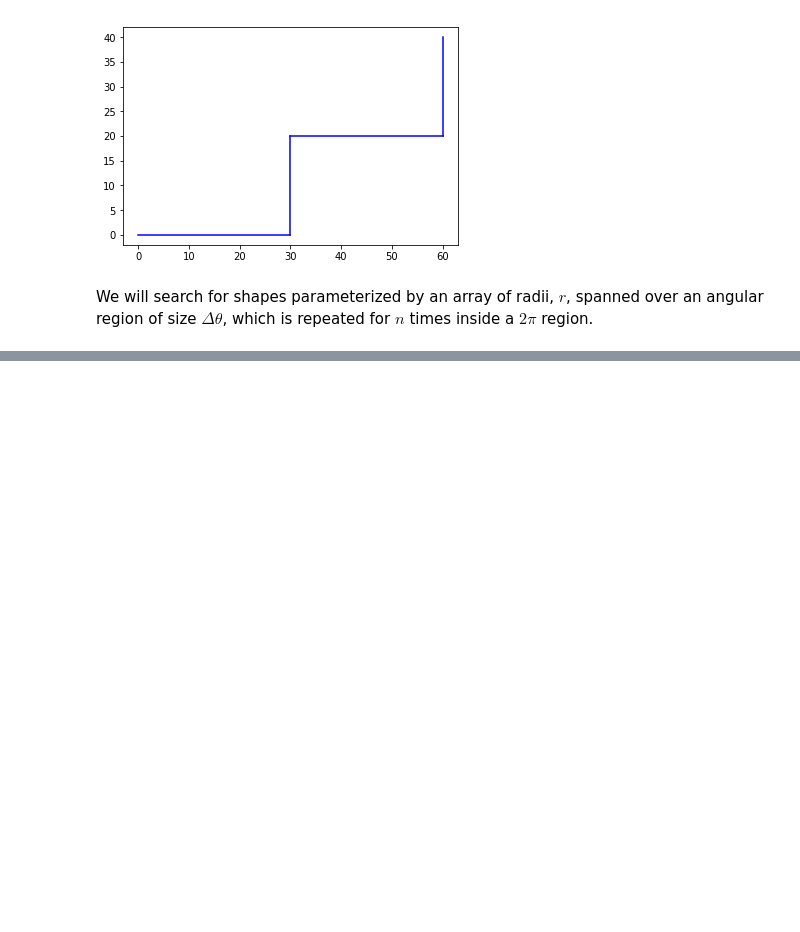
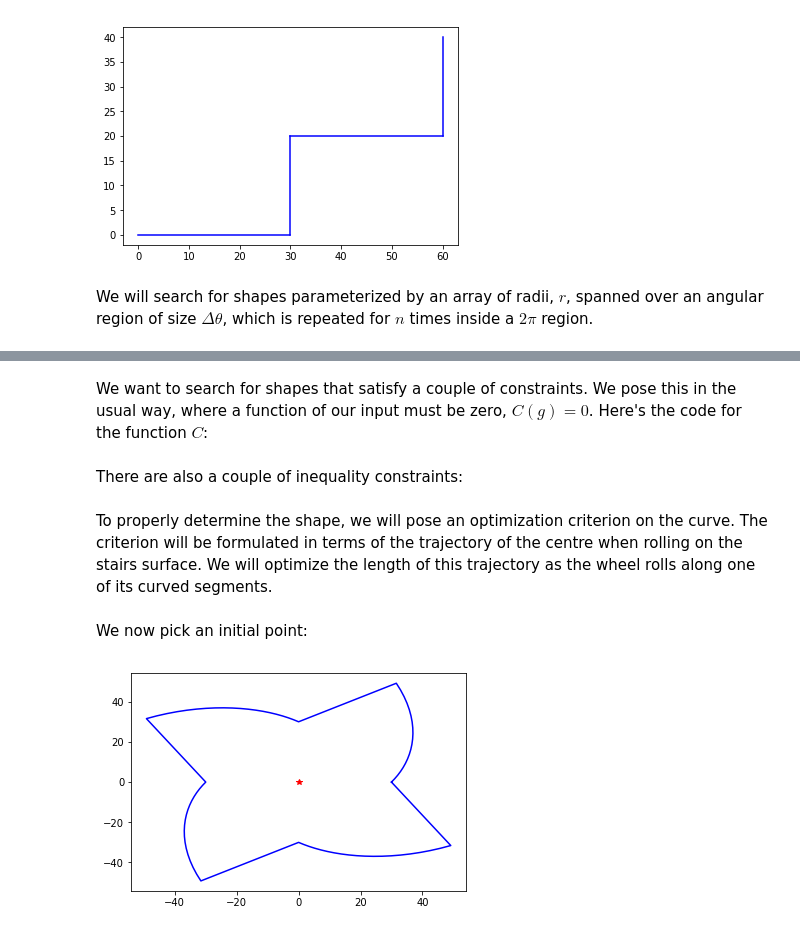
Before and after one commit to ianosd/stair_wheel, a Jupyter notebook: Stair climbing shape computation.ipynb, the cells around one changed output, grey strips where cells are left out. Cells and saved outputs as stored; diff of their text form; code cells hidden in the pictures; blank space fills up the shorter version.

```diff
--- a/Stair climbing shape computation.ipynb
+++ b/Stair climbing shape computation.ipynb
@@ -290,0 +138,4 @@ Angle0 -1.039035228250522
+# %% [markdown]
+We want to search for shapes that satisfy a couple of constraints.
+We pose this in the usual way, where a function of our input must be zero, $C(g) = 0$.
+Here's the code for the function $C$:
@@ -290,0 +164,2 @@ Angle0 -1.039035228250522
+# %% [markdown]
+There are also a couple of inequality constraints:
@@ -290,0 +180,4 @@ Angle0 -1.039035228250522
+# %% [markdown]
+To properly determine the shape, we will pose an optimization criterion on the curve.
+The criterion will be formulated in terms of the trajectory of the centre when rolling on the stairs surface.
+We will optimize the length of this trajectory as the wheel rolls along one of its curved segments.
@@ -290,0 +188,8 @@ Angle0 -1.039035228250522
+# %% [markdown]
+We now pick an initial point:
+# %%
+x0 = make_array_geometry(stair_width*np.exp(stair_height/stair_width * np.linspace(0, 1, 20)), 1)
+plot_wheel(x0)
+plt.show()
+# %% [output]
+[figure, added]
```
Also changed, not shown: parts of 10 cells of this notebook, 1 other file.
